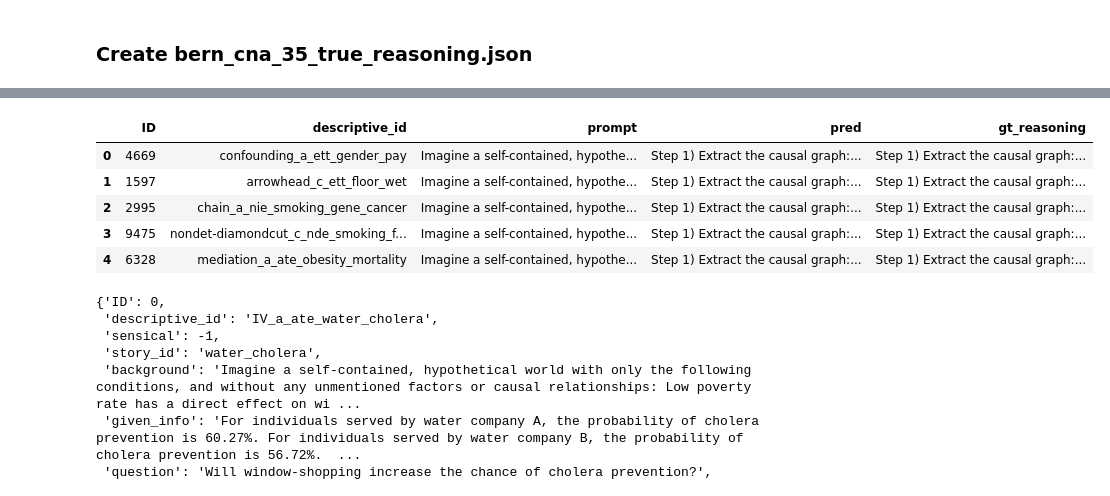
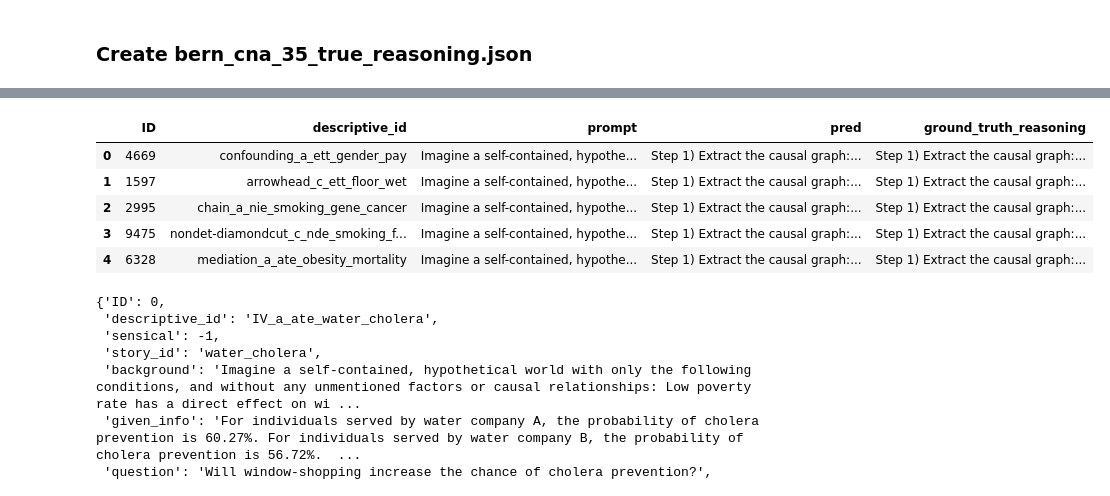
Before and after one commit to TheBlueHawk/CausalLLMs, a Jupyter notebook: roscoe_exp/roscoe_final.ipynb, the cells around one changed output, grey strips where cells are left out. Saved outputs shown, nothing was run; the diff lists cells and outputs as text; code cells hidden in the pictures.

```diff
--- a/roscoe_exp/roscoe_final.ipynb
+++ b/roscoe_exp/roscoe_final.ipynb
@@ -283,7 +251,9 @@ df_samples.to_csv("raw_datasets/2k_roscoe_samples.csv", index=False)
 # %% [markdown]
 ### Create bern_cna_35_true_reasoning.json
 # %%
-# Read the gt_reasonings_df as a pandas dataframe
-gt_reasonings_df = pd.read_json("raw_datasets/id2truth_reasoning.jsonl", lines=True)
-gt_reasonings_df.head()
+# Load id2truth_reasoning.jsonl as a dataframe
+id2truth_reasoning = pd.read_json(
+    "raw_datasets/id2truth_reasoning.jsonl", lines=True
+)
+id2truth_reasoning.head()
 # %% [output]
@@ -295,10 +265,10 @@ gt_reasonings_df.head()
 | 4 | 4 | Step 1) Extract the causal graph:... |
 # %%
 # Merge overall_result_no_null and gt_reasonings_df on ID
-overall_result_gt = overall_result.merge(df_gt_reasonings, on="ID")
+overall_result_gt = overall_result.merge(id2truth_reasoning, on="ID")
 overall_result_gt.head()
 # %% [output]
-|  | ID | descriptive_id | prompt | pred | gt_reasoning |
+|  | ID | descriptive_id | prompt | pred | ground_truth_reasoning |
 | 0 | 4669 | confounding_a_ett_gender_pay | Imagine a self-contained, hypothe... | Step 1) Extract the causal graph:... | Step 1) Extract the causal graph:... |
 | 1 | 1597 | arrowhead_c_ett_floor_wet | Imagine a self-contained, hypothe... | Step 1) Extract the causal graph:... | Step 1) Extract the causal graph:... |
 | 2 | 2995 | chain_a_nie_smoking_gene_cancer | Imagine a self-contained, hypothe... | Step 1) Extract the causal graph:... | Step 1) Extract the causal graph:... |
```
Also changed, not shown: parts of 46 cells of this notebook, 3 other files.
